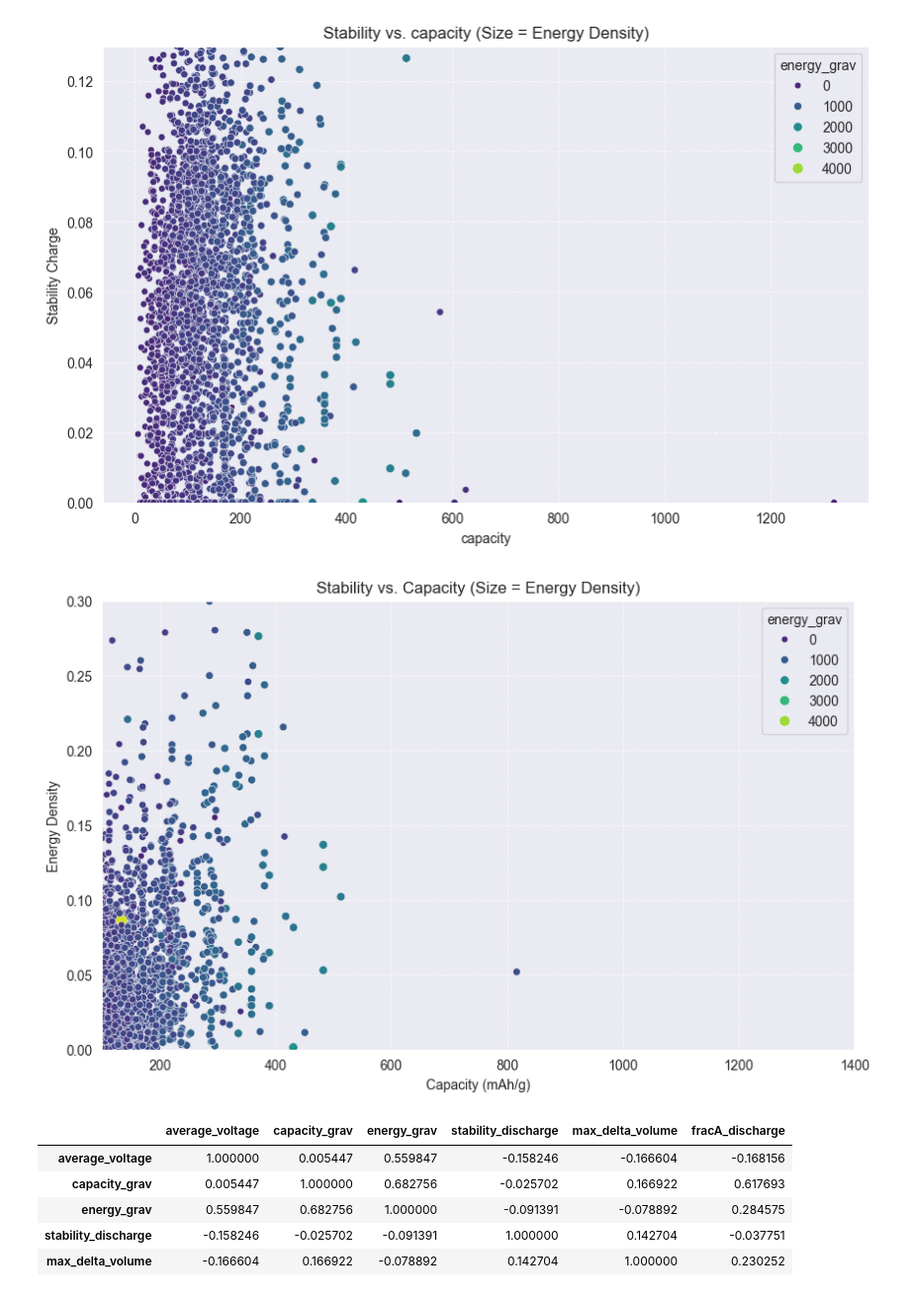
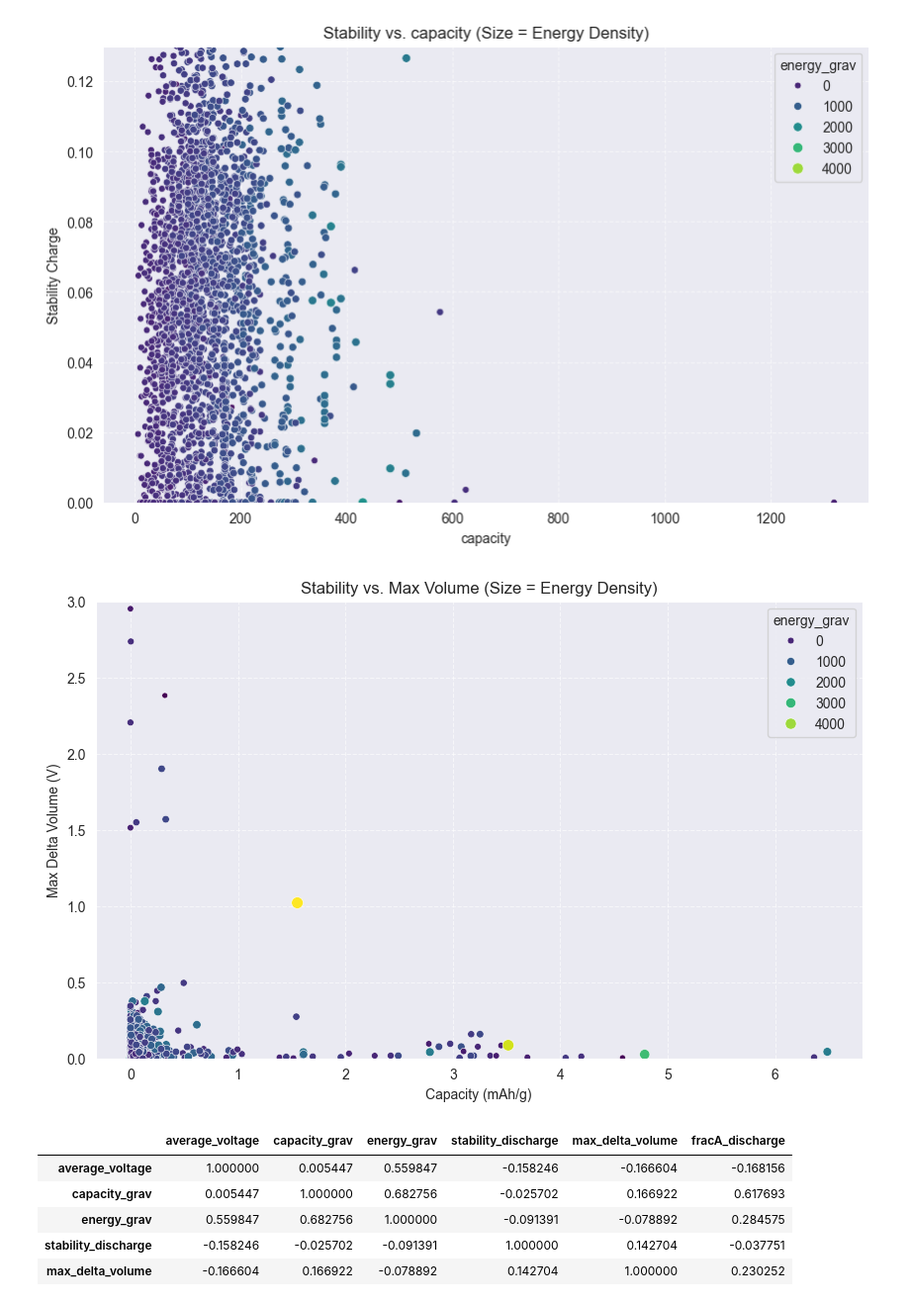
Before and after one commit to omarehab215/ResearchProjectDatasets, a Jupyter notebook: ResearchProject/Materials Project Dataset/DataAnalysisWeek1.ipynb, the cells around one changed output. Shown at 99% size. Saved outputs shown, nothing was run; the diff lists cells and outputs as text; code cells hidden in the pictures.

```diff
--- a/ResearchProject/Materials Project Dataset/DataAnalysisWeek1.ipynb
+++ b/ResearchProject/Materials Project Dataset/DataAnalysisWeek1.ipynb
@@ -159,18 +159,19 @@ plt.show()
 [figure]
 # %%
 plt.figure(figsize=(10, 6))
-sns.scatterplot(data=df, x='capacity_grav', y='max_delta_volume',
+sns.scatterplot(data=df, x='stability_charge', y='max_delta_volume',
                 hue='energy_grav', size='energy_grav', palette='viridis')
-plt.title("Stability vs. Capacity (Size = Energy Density)")
+plt.title("Stability vs. Max Volume (Size = Energy Density)")
 plt.xlabel("Capacity (mAh/g)")
-plt.ylabel("Energy Density")
-plt.xlim(100, 1400)
-plt.ylim(0, 0.3)
+plt.ylabel("Max Delta Volume (V)")
+plt.grid(True, linestyle='--', alpha=0.6)
+#plt.xlim(100, 1400)
+plt.ylim(0, 3)
 plt.grid(True, linestyle='--', alpha=0.6)
 plt.grid(True, linestyle='--', alpha=0.6)
 plt.show()
 # %% [output]
-[figure, old version]
+[figure, new version]
 # %%
 # Select only the numeric columns relevant to battery performance
 cols_to_analyze = ['average_voltage', 'capacity_grav', 'energy_grav',
```
Also changed, not shown: parts of 1 cell of this notebook.
